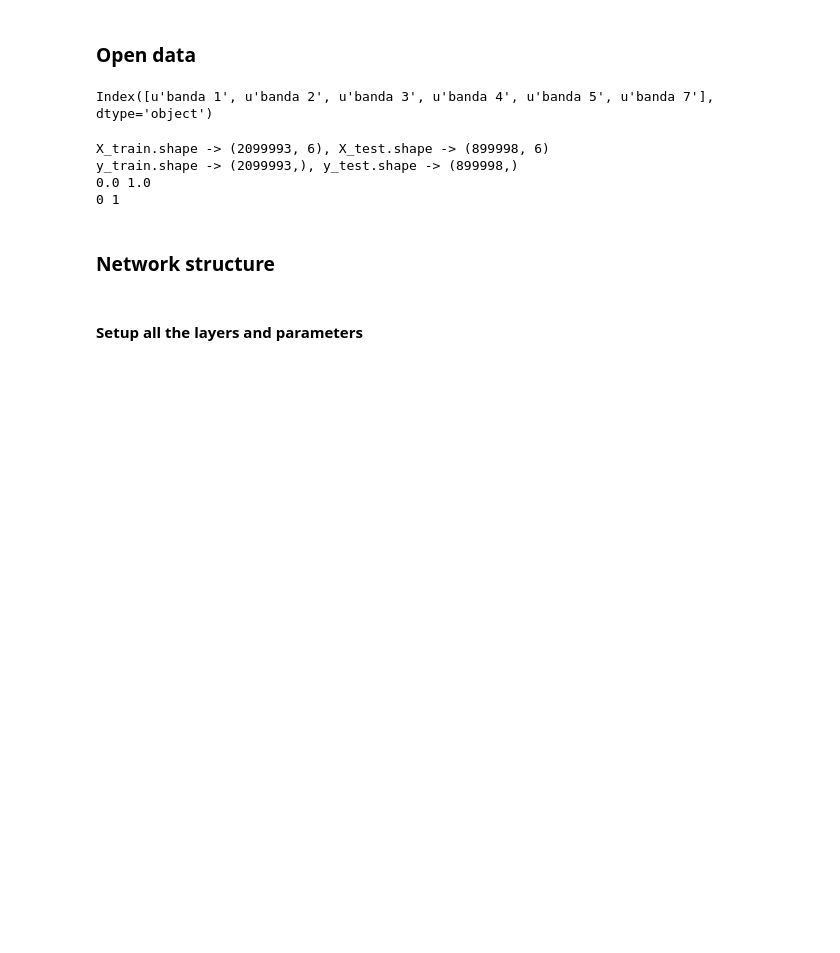
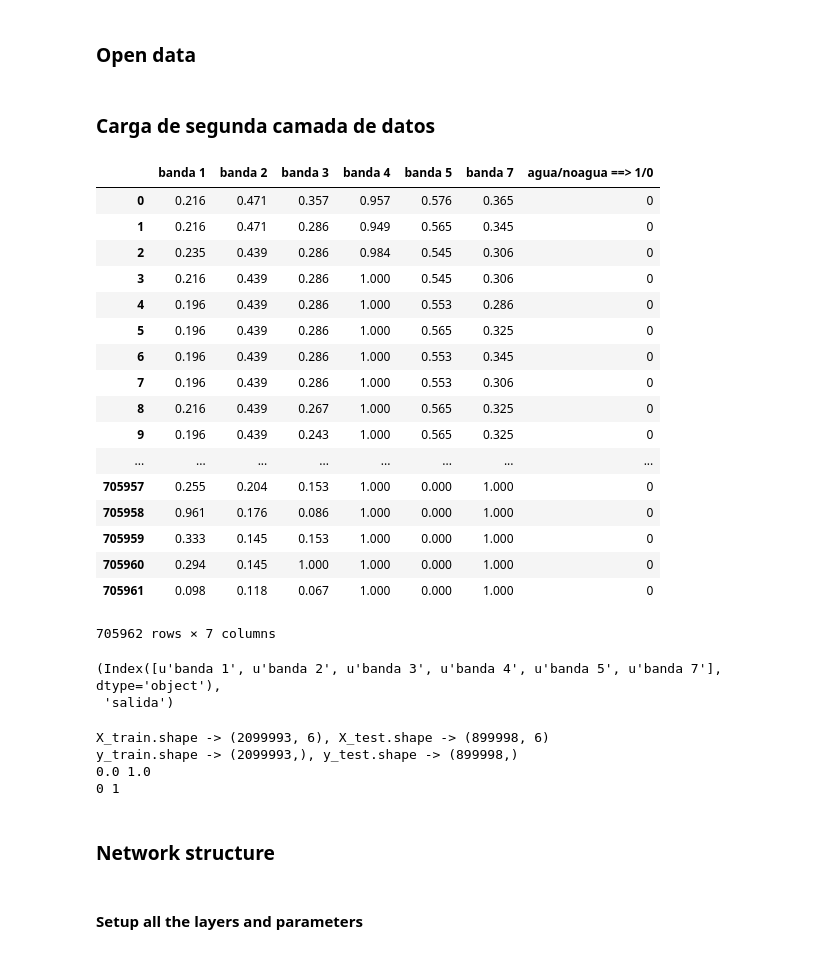
Before and after one commit to celiacintas/agua_tierra_class, a Jupyter notebook: agua_tierra.ipynb, the cells around one changed output. Cells and saved outputs as stored; diff of their text form; code cells hidden in the pictures; blank space fills up the shorter version.

```diff
--- a/agua_tierra.ipynb
+++ b/agua_tierra.ipynb
@@ -38,3 +36,28 @@ for file_ in all_files:
     df = pd.read_csv(file_,index_col=None, header=4, sep=';')
     list_.append(df)
 frame = pd.concat(list_, axis=0)
+# %% [markdown]
+### Carga de segunda camada de datos
+# %%
+df_test = pd.read_csv("data/bdatos/1997_11_09/no agua 1 1997 11 09.txt", decimal=',',sep=';', usecols=to_use)
+new_df = df_test[l]
+new_df
+# %% [output]
+|  | banda 1 | banda 2 | banda 3 | banda 4 | banda 5 | banda 7 | agua/noagua ==> 1/0 |
+| 0 | 0.216 | 0.471 | 0.357 | 0.957 | 0.576 | 0.365 | 0 |
+| 1 | 0.216 | 0.471 | 0.286 | 0.949 | 0.565 | 0.345 | 0 |
+| 2 | 0.235 | 0.439 | 0.286 | 0.984 | 0.545 | 0.306 | 0 |
+| 3 | 0.216 | 0.439 | 0.286 | 1.000 | 0.545 | 0.306 | 0 |
+| 4 | 0.196 | 0.439 | 0.286 | 1.000 | 0.553 | 0.286 | 0 |
+| 5 | 0.196 | 0.439 | 0.286 | 1.000 | 0.565 | 0.325 | 0 |
+| 6 | 0.196 | 0.439 | 0.286 | 1.000 | 0.553 | 0.345 | 0 |
+| 7 | 0.196 | 0.439 | 0.286 | 1.000 | 0.553 | 0.306 | 0 |
+| 8 | 0.216 | 0.439 | 0.267 | 1.000 | 0.565 | 0.325 | 0 |
+| 9 | 0.196 | 0.439 | 0.243 | 1.000 | 0.565 | 0.325 | 0 |
+| ... | ... | ... | ... | ... | ... | ... | ... |
+| 705957 | 0.255 | 0.204 | 0.153 | 1.000 | 0.000 | 1.000 | 0 |
+| 705958 | 0.961 | 0.176 | 0.086 | 1.000 | 0.000 | 1.000 | 0 |
+| 705959 | 0.333 | 0.145 | 0.153 | 1.000 | 0.000 | 1.000 | 0 |
+| 705960 | 0.294 | 0.145 | 1.000 | 1.000 | 0.000 | 1.000 | 0 |
+| 705961 | 0.098 | 0.118 | 0.067 | 1.000 | 0.000 | 1.000 | 0 |
+705962 rows × 7 columns
@@ -41,7 +73,8 @@ frame = pd.concat(list_, axis=0)
 # %%
-frame.columns[:-1]
+frame.columns[:-1], frame.columns[-1]
 # %% [output]
-Index([u'banda 1', u'banda 2', u'banda 3', u'banda 4', u'banda 5', u'banda 7'], dtype='object')
+(Index([u'banda 1', u'banda 2', u'banda 3', u'banda 4', u'banda 5', u'banda 7'], dtype='object'),
+ 'salida')
 # %%
 X = frame[frame.columns[:-1]].values
 X = X.astype(np.float32)
```
Also changed, not shown: parts of 9 cells of this notebook.
